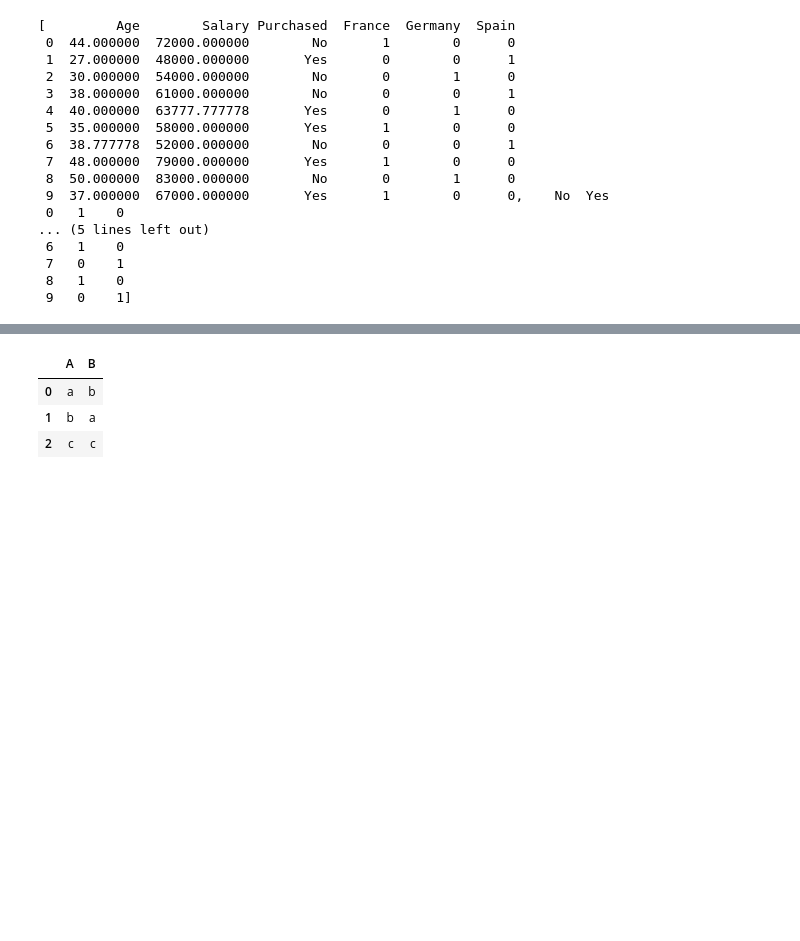
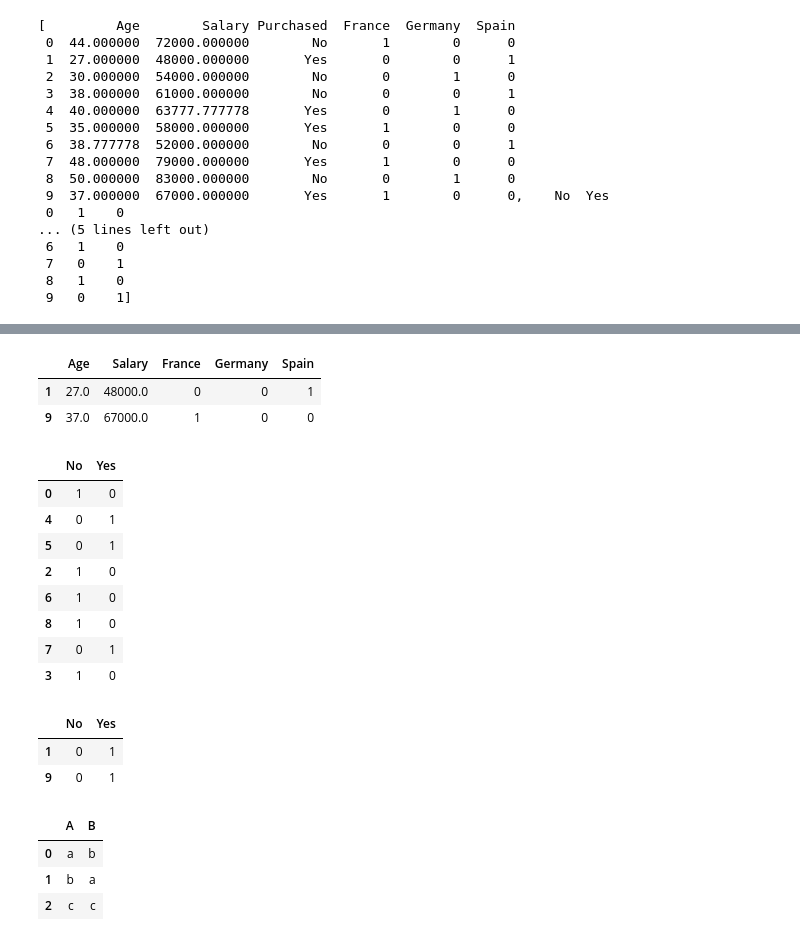
Before and after one commit to innovator-arjun/DataScience-Learning, a Jupyter notebook: Data_Preprocessing/Data Preprocessing.ipynb, the cells around one changed output, grey strips where cells are left out. Saved outputs shown, nothing was run; the diff lists cells and outputs as text; code cells hidden in the pictures; blank space fills up the shorter version.

```diff
--- a/Data_Preprocessing/Data Preprocessing.ipynb
+++ b/Data_Preprocessing/Data Preprocessing.ipynb
@@ -196,0 +213,30 @@ ValueError: not enough values to unpack (expected 4, got 2)
+# %%
+X_test
+
+#It has independent vairable for test
+# %% [output]
+|  | Age | Salary | France | Germany | Spain |
+| 1 | 27.0 | 48000.0 | 0 | 0 | 1 |
+| 9 | 37.0 | 67000.0 | 1 | 0 | 0 |
+# %%
+y_train
+
+#It hold dependent variable for training
+# %% [output]
+|  | No | Yes |
+| 0 | 1 | 0 |
+| 4 | 0 | 1 |
+| 5 | 0 | 1 |
+| 2 | 1 | 0 |
+| 6 | 1 | 0 |
+| 8 | 1 | 0 |
+| 7 | 0 | 1 |
+| 3 | 1 | 0 |
+# %%
+y_test
+
+#It hold Dependent vairable for testing
+# %% [output]
+|  | No | Yes |
+| 1 | 0 | 1 |
+| 9 | 0 | 1 |
```
Also changed, not shown: parts of 4 cells of this notebook, 1 other file.
